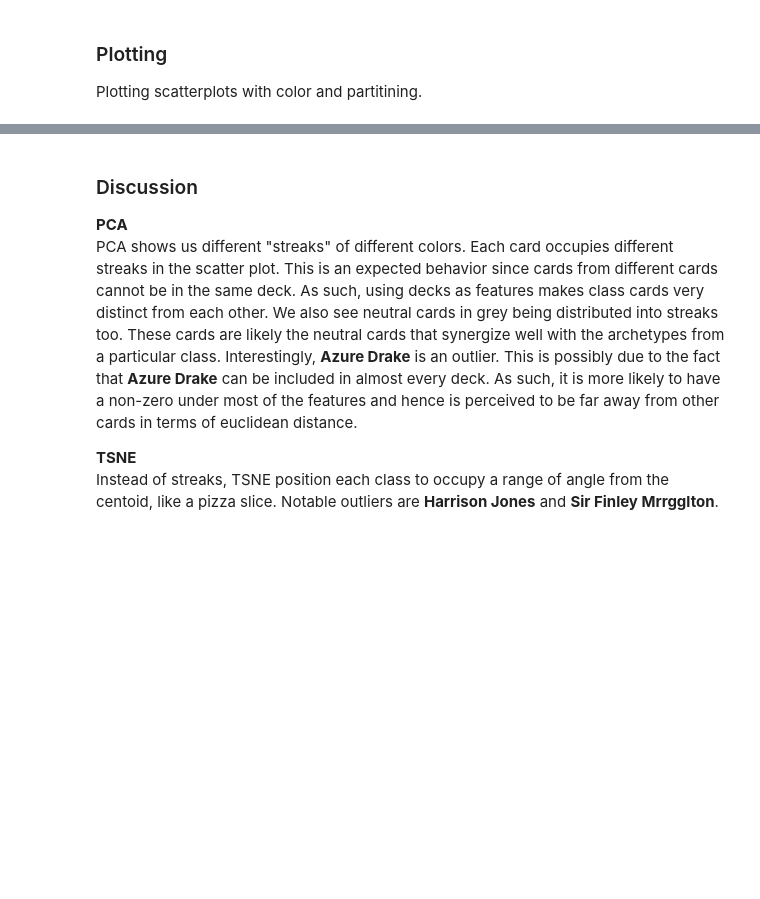
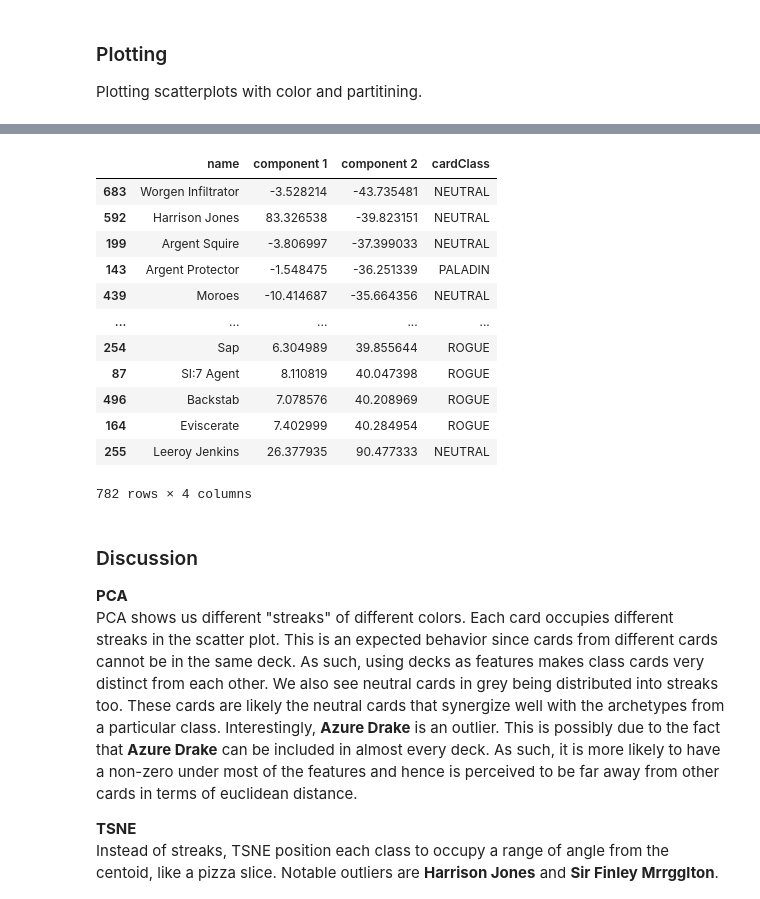
Before and after one commit to winnawat/hearthstone-card-package, a Jupyter notebook: hs-package-viz.ipynb, the cells around one changed output, grey strips where cells are left out. Cells and saved outputs as stored; diff of their text form; code cells hidden in the pictures; blank space fills up the shorter version.

```diff
--- a/hs-package-viz.ipynb
+++ b/hs-package-viz.ipynb
@@ -219,3 +219,19 @@ plt.savefig("cluster-partition.jpg");
+# %%
+cards_features_array_tsne_df.sort_values(by='component 2', ascending=True)
+# %% [output]
+|  | name | component 1 | component 2 | cardClass |
+| 683 | Worgen Infiltrator | -3.528214 | -43.735481 | NEUTRAL |
+| 592 | Harrison Jones | 83.326538 | -39.823151 | NEUTRAL |
+| 199 | Argent Squire | -3.806997 | -37.399033 | NEUTRAL |
+| 143 | Argent Protector | -1.548475 | -36.251339 | PALADIN |
+| 439 | Moroes | -10.414687 | -35.664356 | NEUTRAL |
+| ... | ... | ... | ... | ... |
+| 254 | Sap | 6.304989 | 39.855644 | ROGUE |
+| 87 | SI:7 Agent | 8.110819 | 40.047398 | ROGUE |
+| 496 | Backstab | 7.078576 | 40.208969 | ROGUE |
+| 164 | Eviscerate | 7.402999 | 40.284954 | ROGUE |
+| 255 | Leeroy Jenkins | 26.377935 | 90.477333 | NEUTRAL |
+782 rows × 4 columns
 # %% [markdown]
 ### Discussion
 **PCA**
```
Also changed, not shown: parts of 5 cells of this notebook, 2 other files.
